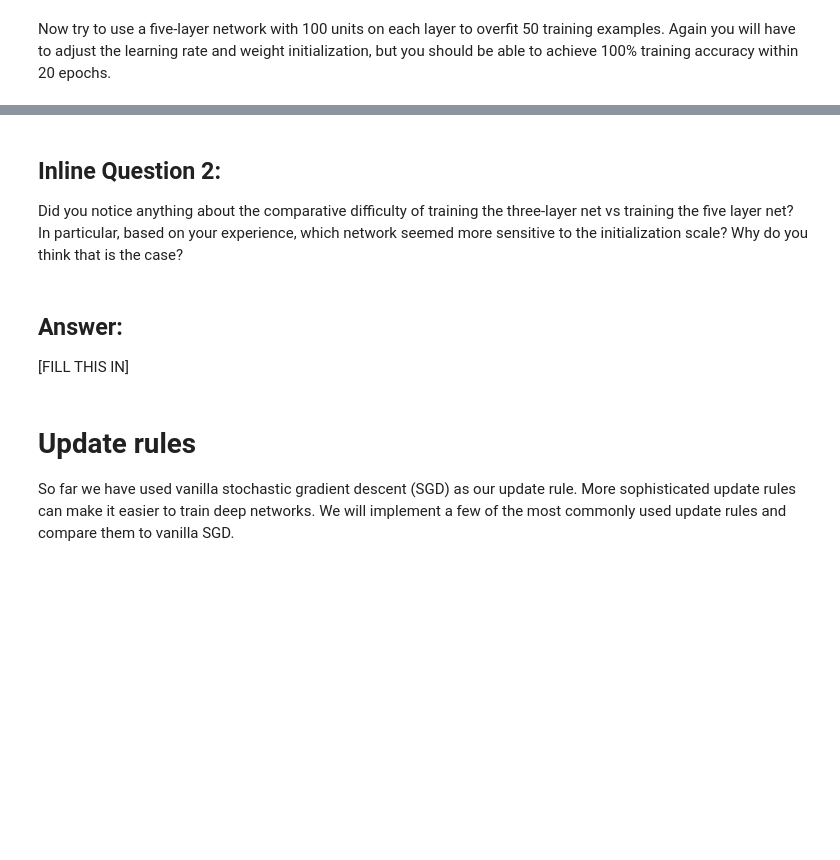
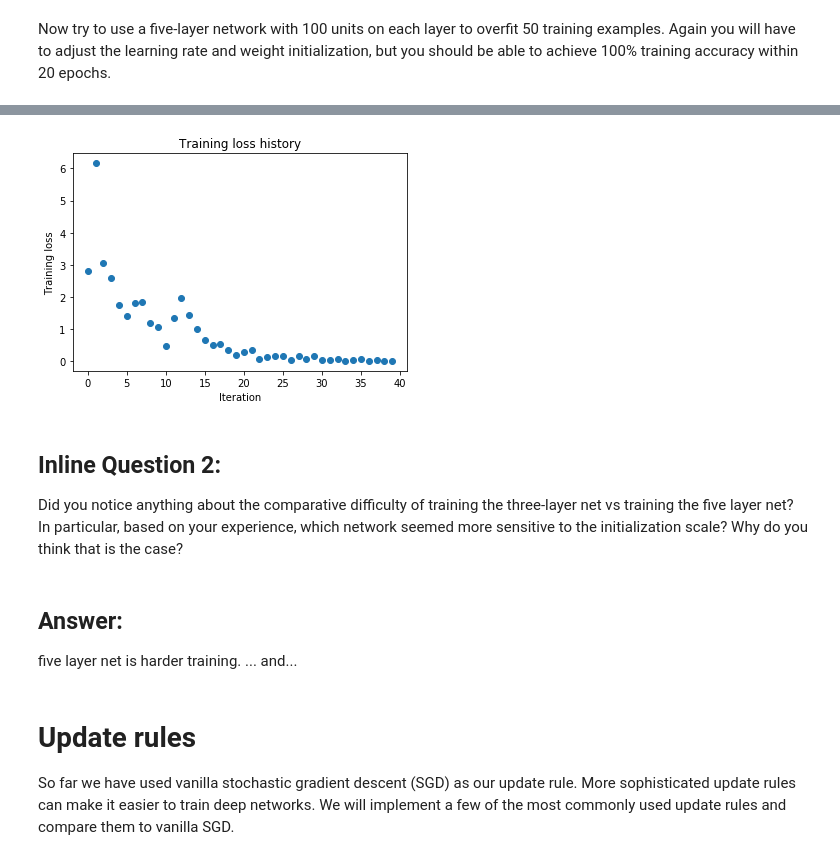
Before and after one commit to ironjr/cs231n-study, a Jupyter notebook: assignment2/FullyConnectedNets.ipynb, the cells around one changed output, grey strips where cells are left out. Saved outputs shown, nothing was run; the diff lists cells and outputs as text; code cells hidden in the pictures; blank space fills up the shorter version.

```diff
--- a/assignment2/FullyConnectedNets.ipynb
+++ b/assignment2/FullyConnectedNets.ipynb
@@ -459,8 +493,8 @@ small_data = {
   'y_val': data['y_val'],
 }
 
-learning_rate = 2e-3
-weight_scale = 1e-5
+learning_rate = 3e-2
+weight_scale = 4.5e-2
 model = FullyConnectedNet([100, 100, 100, 100],
                 weight_scale=weight_scale, dtype=np.float64)
 solver = Solver(model, small_data,
@@ -477,3 +511,4 @@ plt.title('Training loss history')
 plt.xlabel('Iteration')
 plt.ylabel('Training loss')
 plt.show()
+# %% [output]
@@ -480,9 +532,11 @@ plt.show()
+[figure, added]
 # %% [markdown]
 ## Inline Question 2:
 Did you notice anything about the comparative difficulty of training the three-layer net vs training the five layer net? In particular, based on your experience, which network seemed more sensitive to the initialization scale? Why do you think that is the case?
-# %% [markdown]
-## Answer:
-[FILL THIS IN]
+# %% [markdown]
+## Answer:
+five layer net is harder training.
+... and...
 # %% [markdown]
 # Update rules
 So far we have used vanilla stochastic gradient descent (SGD) as our update rule. More sophisticated update rules can make it easier to train deep networks. We will implement a few of the most commonly used update rules and compare them to vanilla SGD.
```
Also changed, not shown: parts of 11 cells of this notebook, 2 other files.
